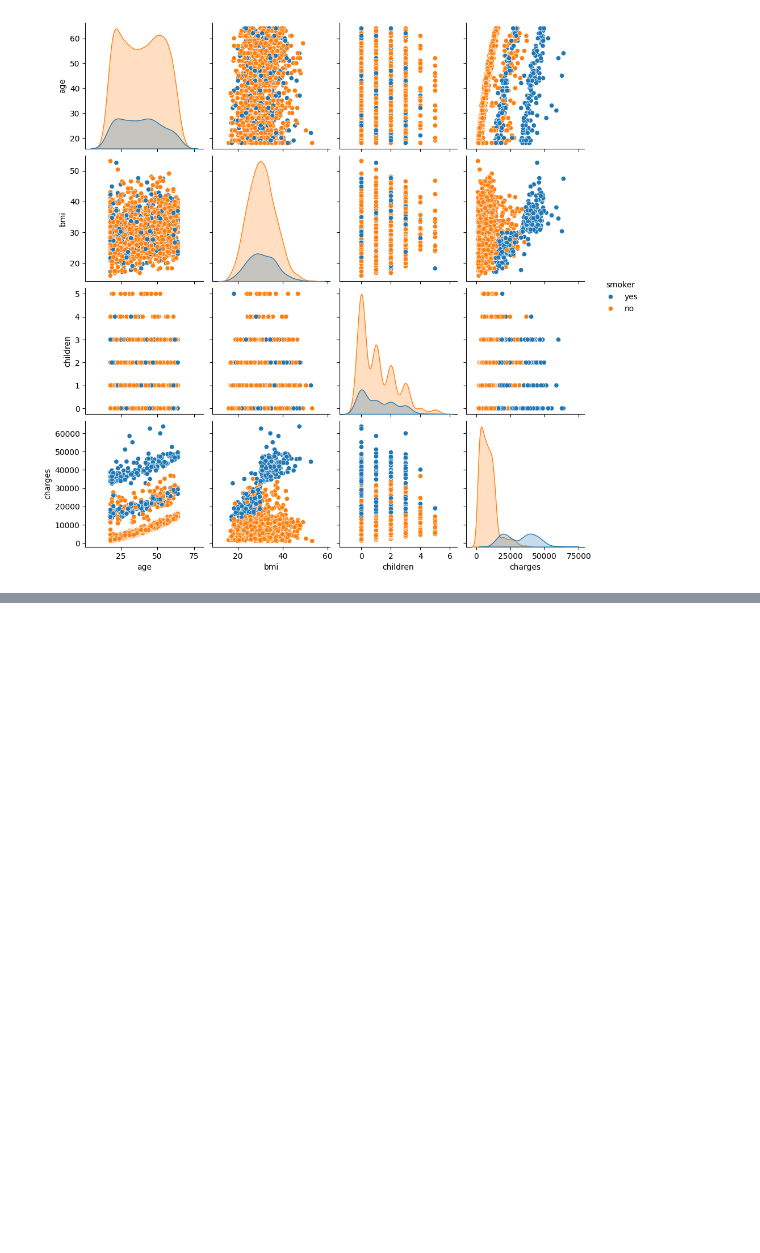
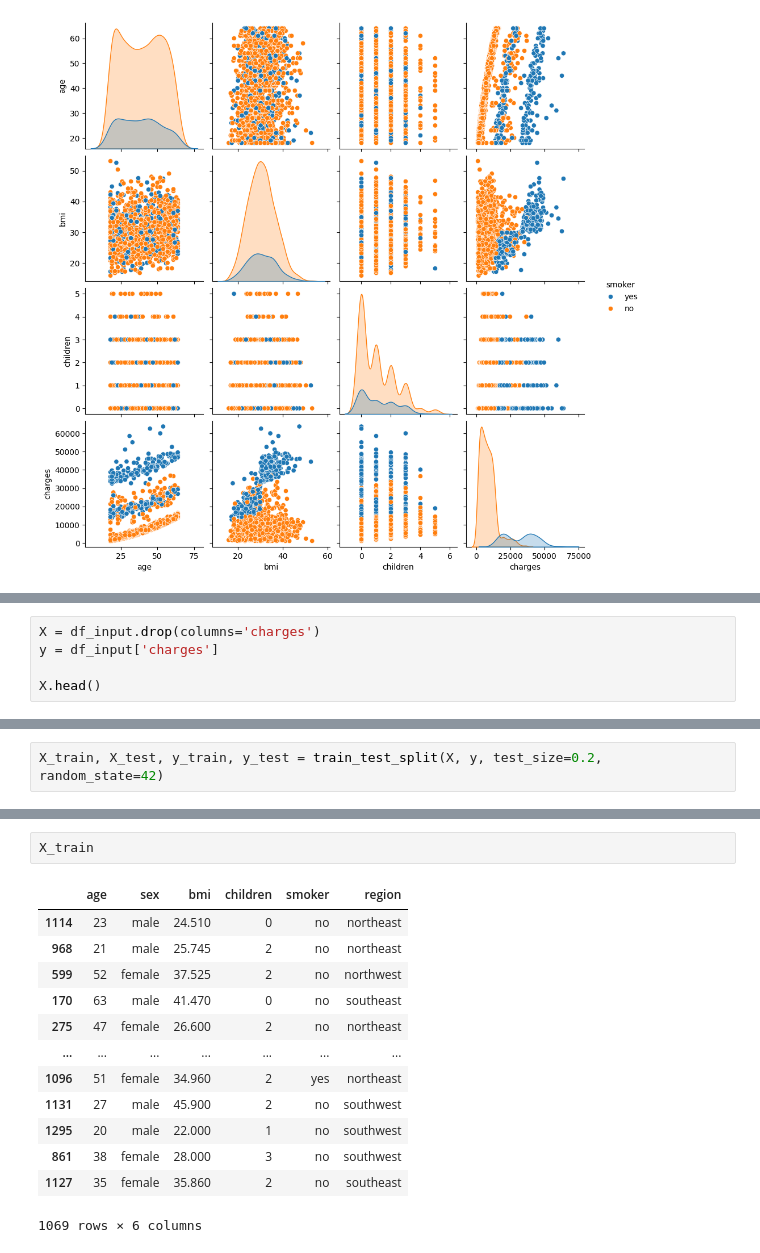
Before and after one commit to ashishjadhav123/CampusX, a Jupyter notebook: ML CampusX/Project/Insurance/Insurance ML.ipynb, the cells around one changed output, grey strips where cells are left out. Cells and saved outputs as stored; diff of their text form; blank space fills up the shorter version.

```diff
--- a/ML CampusX/Project/Insurance/Insurance ML.ipynb
+++ b/ML CampusX/Project/Insurance/Insurance ML.ipynb
@@ -244,0 +261,5 @@ sns.pairplot(data=df_input, hue='smoker')
+# %%
+X = df_input.drop(columns='charges')
+y = df_input['charges']
+
+X.head()
@@ -244,0 +273,2 @@ sns.pairplot(data=df_input, hue='smoker')
+# %%
+X_train, X_test, y_train, y_test = train_test_split(X, y, test_size=0.2, random_state=42)
@@ -244,0 +294,16 @@ sns.pairplot(data=df_input, hue='smoker')
+# %%
+X_train
+# %% [output]
+|  | age | sex | bmi | children | smoker | region |
+| 1114 | 23 | male | 24.510 | 0 | no | northeast |
+| 968 | 21 | male | 25.745 | 2 | no | northeast |
+| 599 | 52 | female | 37.525 | 2 | no | northwest |
+| 170 | 63 | male | 41.470 | 0 | no | southeast |
+| 275 | 47 | female | 26.600 | 2 | no | northeast |
+| ... | ... | ... | ... | ... | ... | ... |
+| 1096 | 51 | female | 34.960 | 2 | yes | northeast |
+| 1131 | 27 | male | 45.900 | 2 | no | southwest |
+| 1295 | 20 | male | 22.000 | 1 | no | southwest |
+| 861 | 38 | female | 28.000 | 3 | no | southwest |
+| 1127 | 35 | female | 35.860 | 2 | no | southeast |
+1069 rows × 6 columns
```
Also changed, not shown: parts of 31 cells of this notebook, 3 other files.
